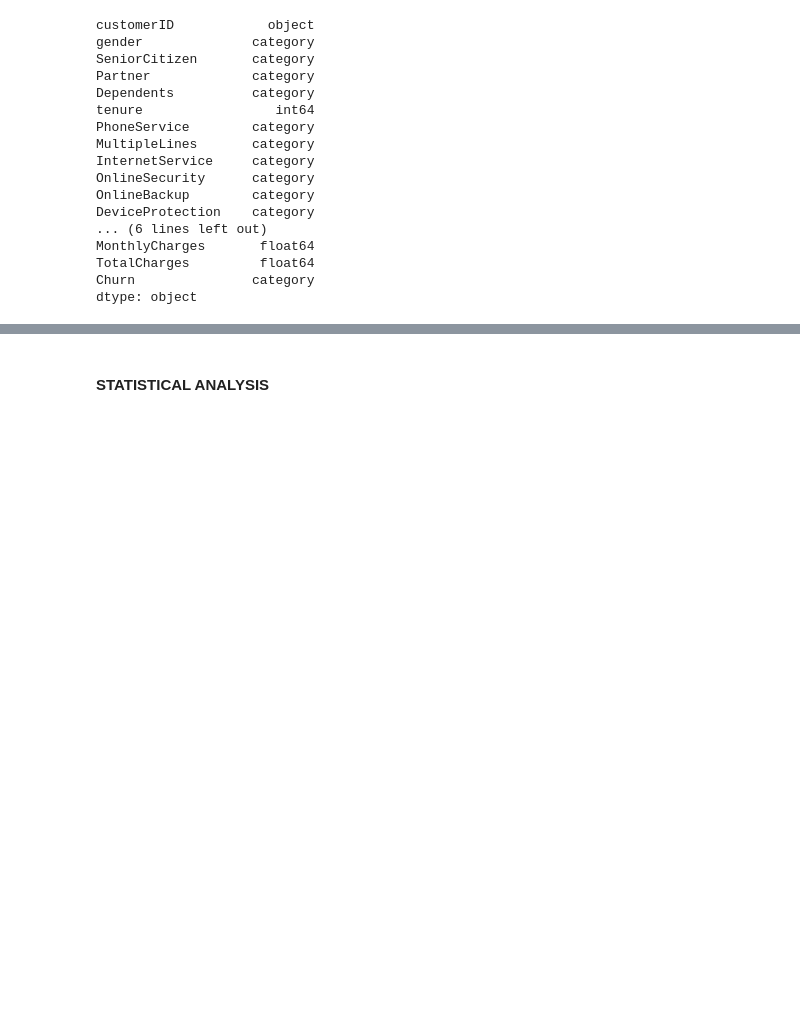
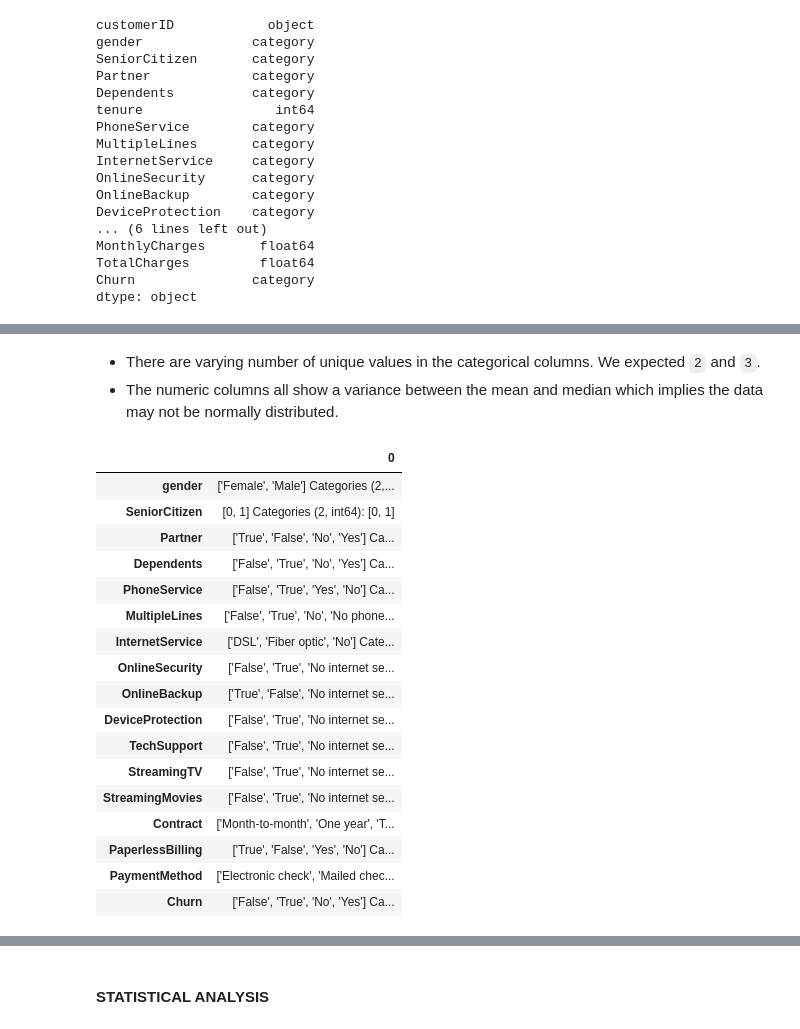
Before and after one commit to Rama-Mwenda/Customer_Churn, a Jupyter notebook: Notebooks/Customer_Churn.ipynb, the cells around one changed output, grey strips where cells are left out. Drawn from its saved outputs; the diff is of its cells as text; code cells hidden in the pictures; blank space fills up the shorter version.

```diff
--- a/Notebooks/Customer_Churn.ipynb
+++ b/Notebooks/Customer_Churn.ipynb
@@ -226,7 +216,7 @@ array(['False'], dtype=object)
 * We will fill all missing data with False.
 # %%
 #filling the na with False
-train[nulls[0]] = train[nulls[0]].fillna(False)
+train[nulls[0]] = train[nulls[0]].fillna('False')
 train[nulls[0]].isna().sum() #confirming nulls have been filled
 # %% [output]
 0
@@ -422,0 +442,26 @@ dtype: object
+# %% [markdown]
+* There are varying number of unique values in the categorical columns. We expected `2` and `3`.
+* The numeric columns all show a variance between the mean and median which implies the data may not be normally distributed.
+# %%
+#checking all unique values in the categorical columns
+categories = pd.Series({c: train[c].unique() for c in train[categorical]})
+pd.DataFrame(categories)
+# %% [output]
+|  | 0 |
+| gender | ['Female', 'Male'] Categories (2,... |
+| SeniorCitizen | [0, 1] Categories (2, int64): [0, 1] |
+| Partner | ['True', 'False', 'No', 'Yes'] Ca... |
+| Dependents | ['False', 'True', 'No', 'Yes'] Ca... |
+| PhoneService | ['False', 'True', 'Yes', 'No'] Ca... |
+| MultipleLines | ['False', 'True', 'No', 'No phone... |
+| InternetService | ['DSL', 'Fiber optic', 'No'] Cate... |
+| OnlineSecurity | ['False', 'True', 'No internet se... |
+| OnlineBackup | ['True', 'False', 'No internet se... |
+| DeviceProtection | ['False', 'True', 'No internet se... |
+| TechSupport | ['False', 'True', 'No internet se... |
+| StreamingTV | ['False', 'True', 'No internet se... |
+| StreamingMovies | ['False', 'True', 'No internet se... |
+| Contract | ['Month-to-month', 'One year', 'T... |
+| PaperlessBilling | ['True', 'False', 'Yes', 'No'] Ca... |
+| PaymentMethod | ['Electronic check', 'Mailed chec... |
+| Churn | ['False', 'True', 'No', 'Yes'] Ca... |
```
Also changed, not shown: parts of 14 cells of this notebook.
